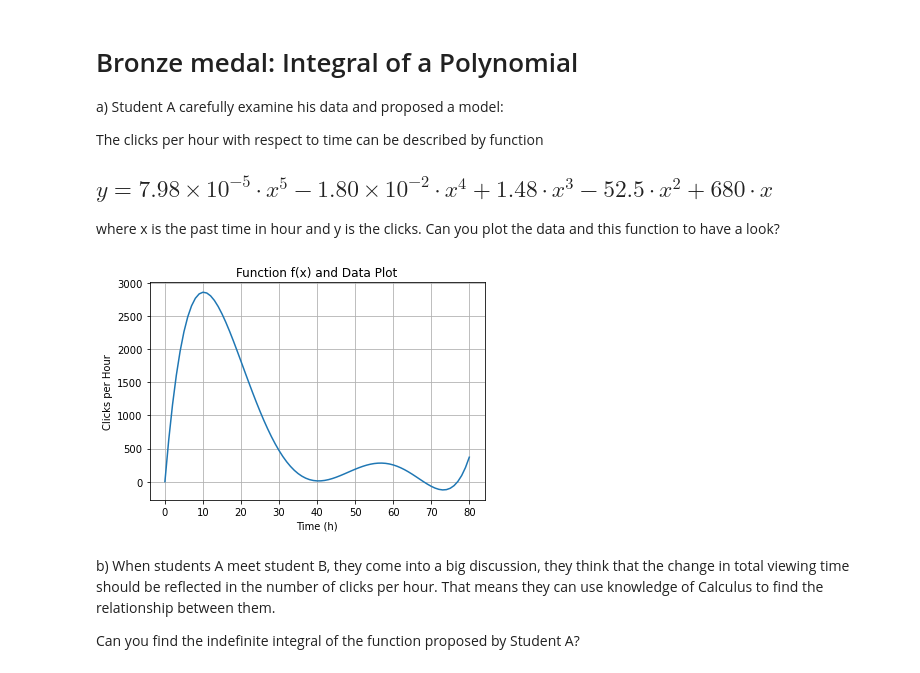
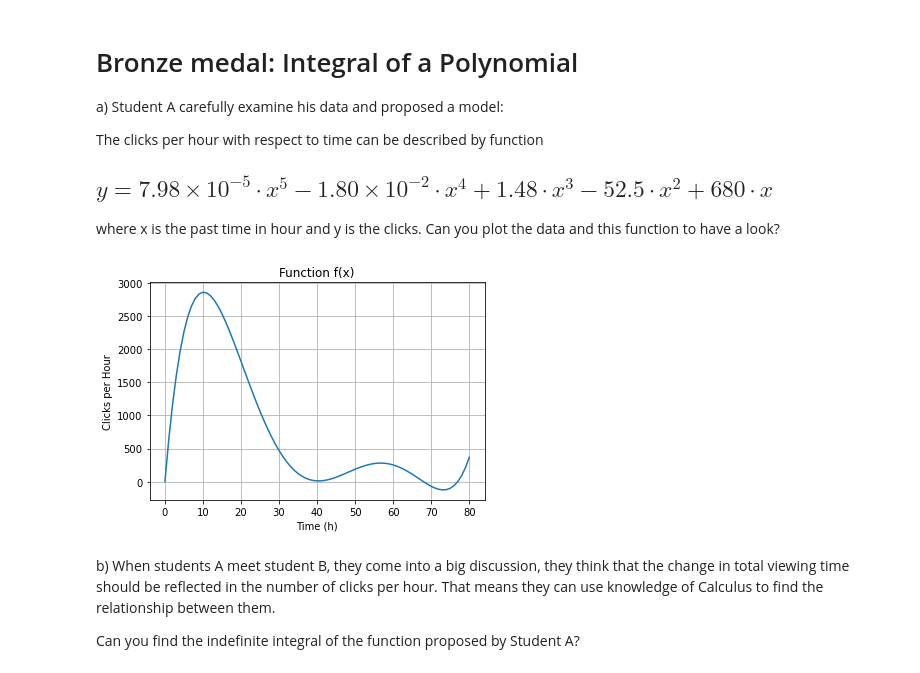
Before and after one commit to mangelicasa/computational-thinking-week-individual-computational-thinking-week-individual-14207230, a Jupyter notebook: challenge_calculus/Review_Calculus.ipynb, the cells around one changed output. Saved outputs shown, nothing was run; the diff lists cells and outputs as text; code cells hidden in the pictures.

```diff
--- a/challenge_calculus/Review_Calculus.ipynb
+++ b/challenge_calculus/Review_Calculus.ipynb
@@ -73,32 +71,32 @@ where x is the past time in hour and y is the clicks. Can you plot the data and
 # %%
 
 import pandas as pd
 import matplotlib.pyplot as plt
 import numpy as np
 
 # Read CSV file
 df = pd.read_csv('data_student_A.csv')
 
 # Define x axis by extracting time column
 x_values = df['time (h)']
 
 # Define the function
 def function(x):
     return 7.98 * 10 ** -5 * x ** 5 - 1.8 * 0.01 * x ** 4 + 1.48 * x ** 3 - 52.5 * x ** 2 + 680 * x
 
 y_values = [function(x) for x in x_values]
 
 # Create the plot
 plt.plot(x_values, y_values)
 plt.xlabel('Time (h)')
 plt.ylabel('Clicks per Hour')
-plt.title('Function f(x) and Data Plot')
+plt.title('Function f(x)')
 plt.grid(True)
 
 # Show the plot
 plt.show()
 # %% [output]
-[figure, old version]
+[figure, new version]
 # %% [markdown]
 b) When students A meet student B, they come into a big discussion, they think that the change in total viewing time should be reflected in the number of clicks per hour. That means they can use knowledge of Calculus to find the relationship between them.
 
```
Also changed, not shown: parts of 4 cells of this notebook.
